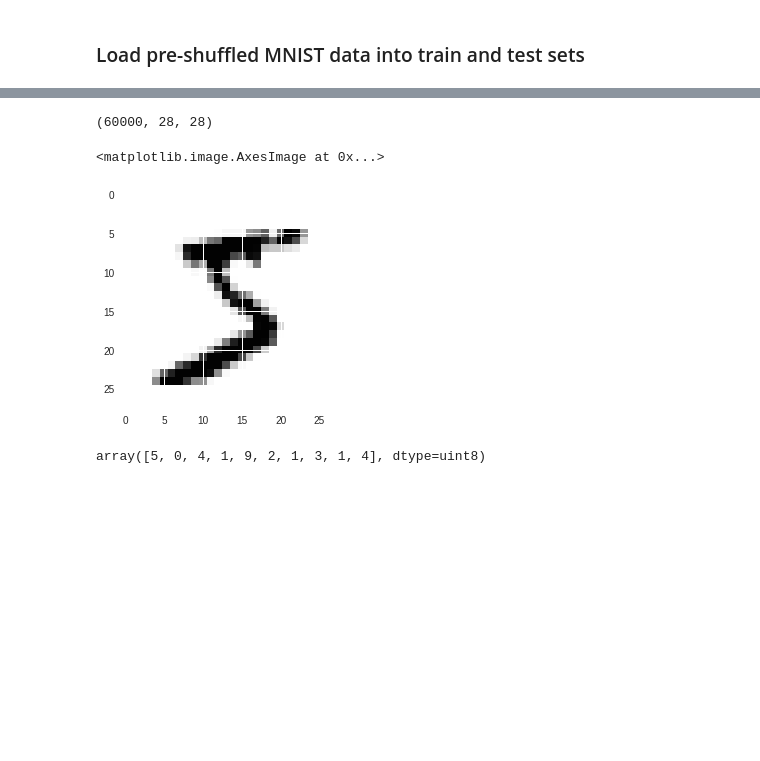
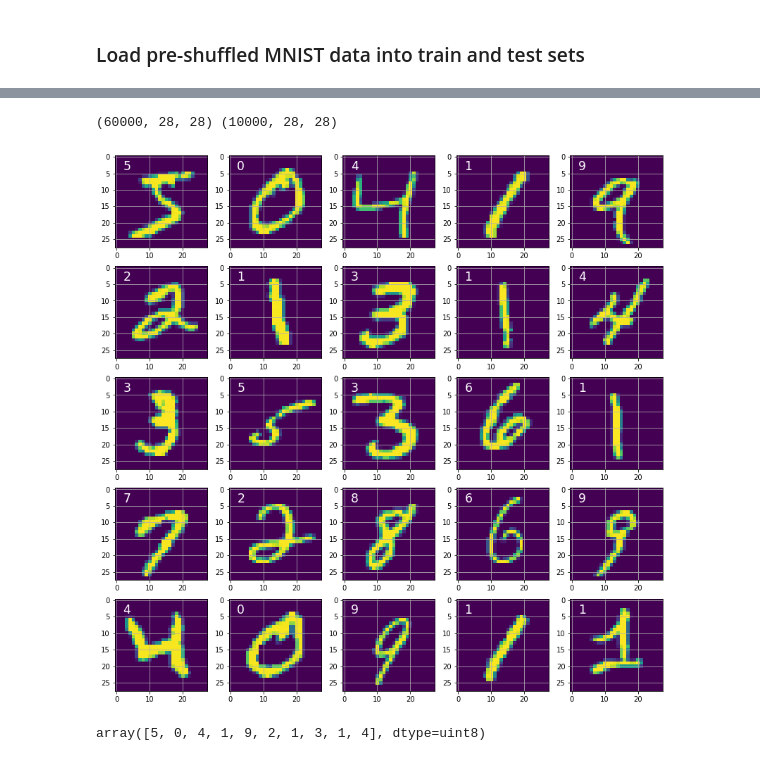
Before and after one commit to abhinavdayal/EIP4, a Jupyter notebook: 1st_DNN.ipynb, the cells around one changed output, grey strips where cells are left out. Saved outputs shown, nothing was run; the diff lists cells and outputs as text; code cells hidden in the pictures; blank space fills up the shorter version.

```diff
--- a/1st_DNN.ipynb
+++ b/1st_DNN.ipynb
@@ -27,12 +26,20 @@ Downloading data from https://s3.amazonaws.com/img-datasets/mnist.npz
-# %%
-print (X_train.shape)
-from matplotlib import pyplot as plt
-%matplotlib inline
-plt.imshow(X_train[0])
-# %% [output]
-(60000, 28, 28)
-<matplotlib.image.AxesImage at 0x...>
-[figure, removed]
+# %%
+print (X_train.shape, X_test.shape)
+# %% [output]
+(60000, 28, 28) (10000, 28, 28)
+# %%
+from matplotlib import pyplot as plt
+%matplotlib inline
+r, c = 5, 5
+figmatrix = plt.figure(figsize=(14, 14))
+for i in range(1, r*c+1):
+  plt.subplot(r, c, i)
+  plt.imshow(X_train[i-1])
+  plt.grid(which="both")
+  plt.text(2, 4, y_train[i-1], color="white", fontsize="xx-large")
+plt.show()
+# %% [output]
+[figure, added]
 # %%
 X_train = X_train.reshape(X_train.shape[0], 28, 28,1)
 X_test = X_test.reshape(X_test.shape[0], 28, 28,1)
```
Also changed, not shown: parts of 26 cells of this notebook.
